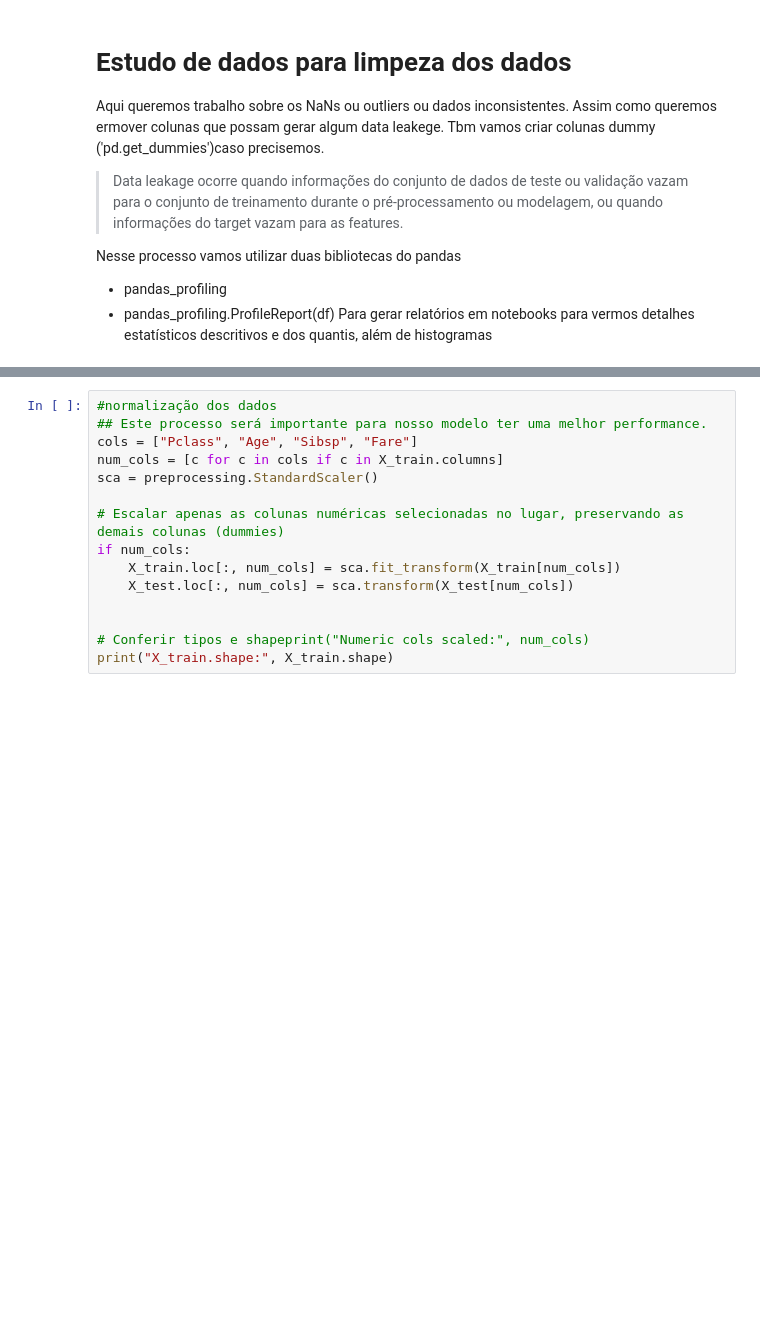
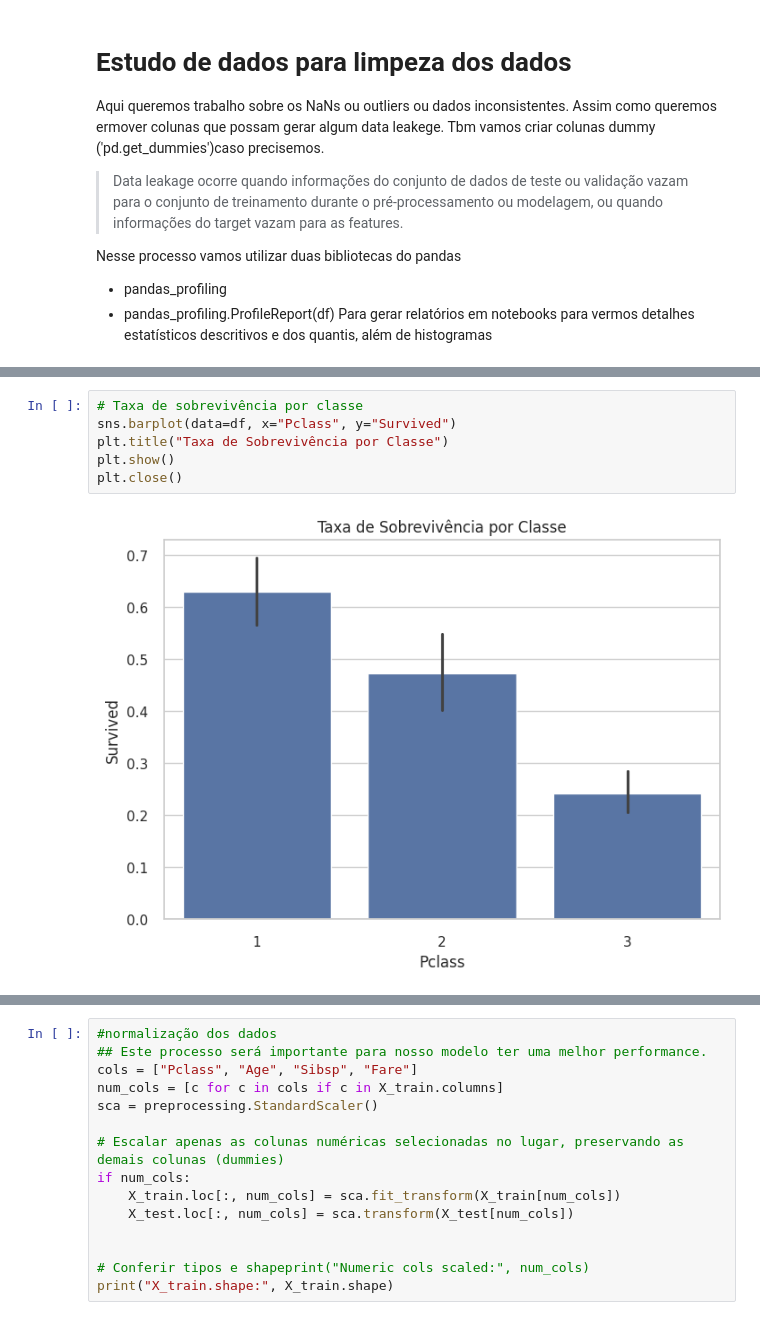
Before and after one commit to KhanSabbath/Titanic-analyse, a Jupyter notebook: main.ipynb, the cells around one changed output, grey strips where cells are left out. Drawn from its saved outputs; the diff is of its cells as text; blank space fills up the shorter version.

```diff
--- a/main.ipynb
+++ b/main.ipynb
@@ -158,0 +282,8 @@ dtype: float64
+# %%
+# Taxa de sobrevivência por classe
+sns.barplot(data=df, x="Pclass", y="Survived")
+plt.title("Taxa de Sobrevivência por Classe")
+plt.show()
+plt.close()
+# %% [output]
+[figure, added]
```
Also changed, not shown: parts of 18 cells of this notebook, 2 other files.
